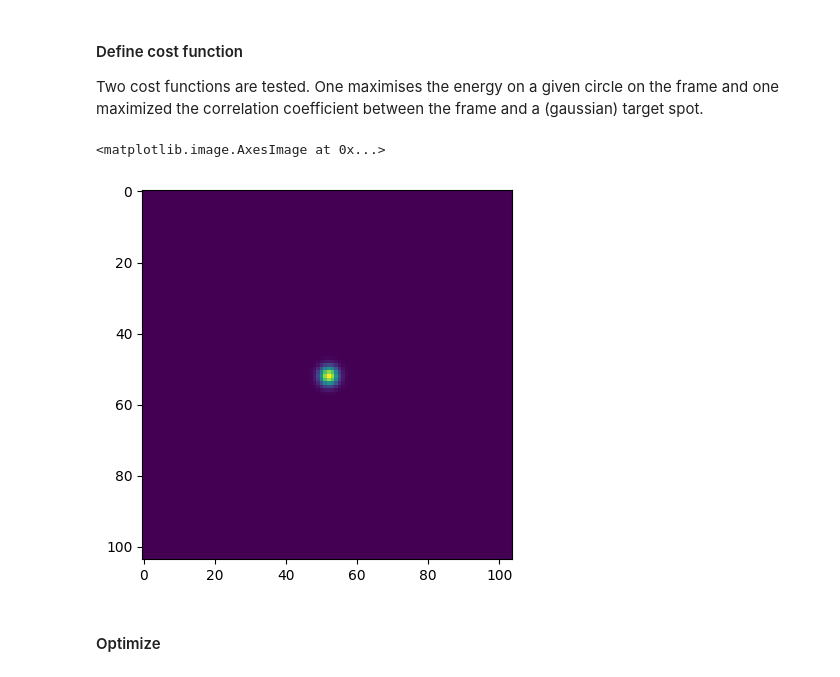
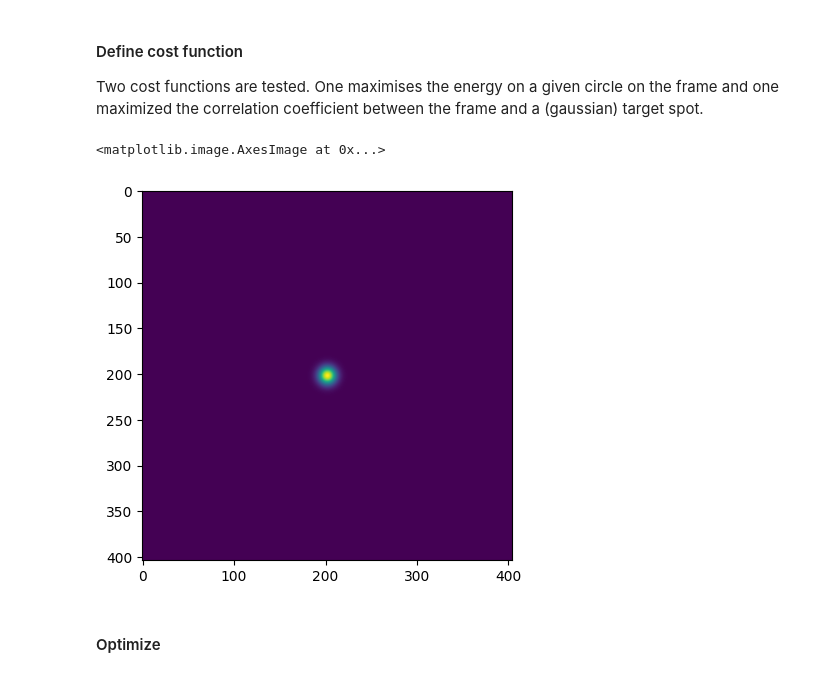
Before and after one commit to alextavern/slmoptim, a Jupyter notebook: notebooks/optimize_aberrations.ipynb, the cells around one changed output. Drawn from its saved outputs; the diff is of its cells as text; code cells hidden in the pictures.

```diff
--- a/notebooks/optimize_aberrations.ipynb
+++ b/notebooks/optimize_aberrations.ipynb
@@ -59,14 +59,14 @@ Two cost functions are tested. One maximises the energy on a given circle on the
 # %%
 # define cost function and pass it to the object
 cost_fun = lambda x: cost_functions.snr(x, 5, (-1, -2))
-gauss = GaussPatternGenerator(N=104, w0=.5e-3)
+gauss = GaussPatternGenerator(N=404, w0=.5e-3)
 amp, _ = gauss[0]
 cost_fun = lambda x: cost_functions.corr_coef(x, amp)
 
 plt.imshow(amp)
 # %% [output]
 <matplotlib.image.AxesImage at 0x...>
-[figure, old version]
+[figure, new version]
 # %% [markdown]
 #### Optimize
 # %%
```
Also changed, not shown: parts of 4 cells of this notebook, 2 other files.
